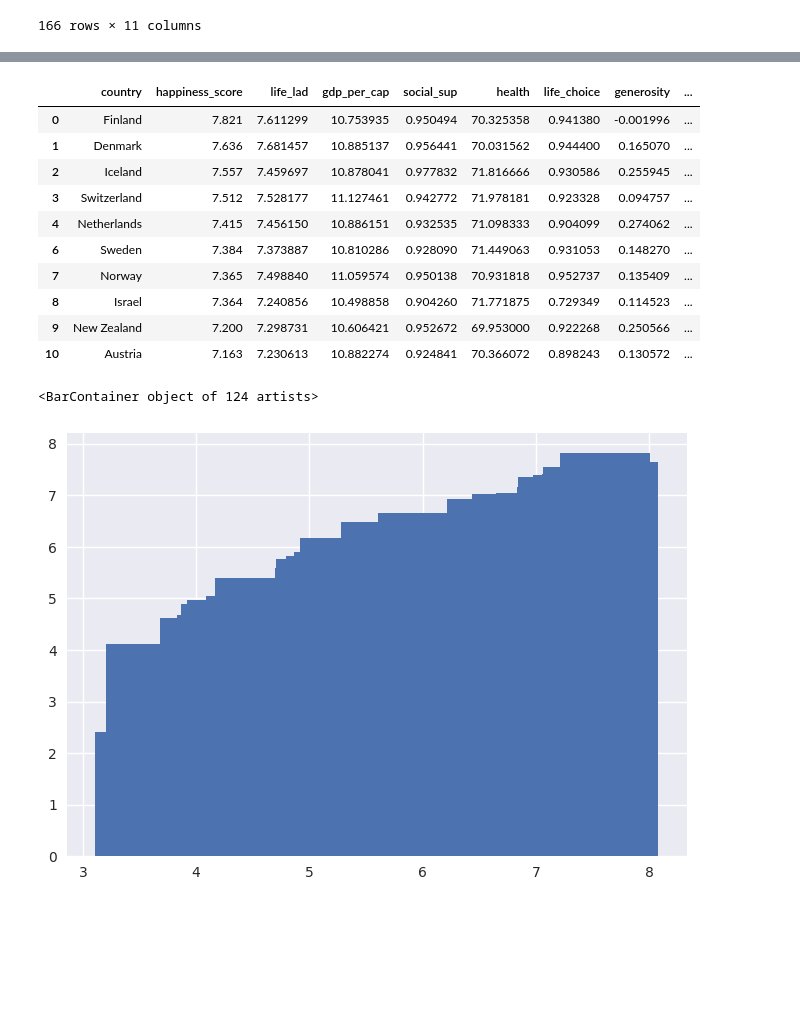
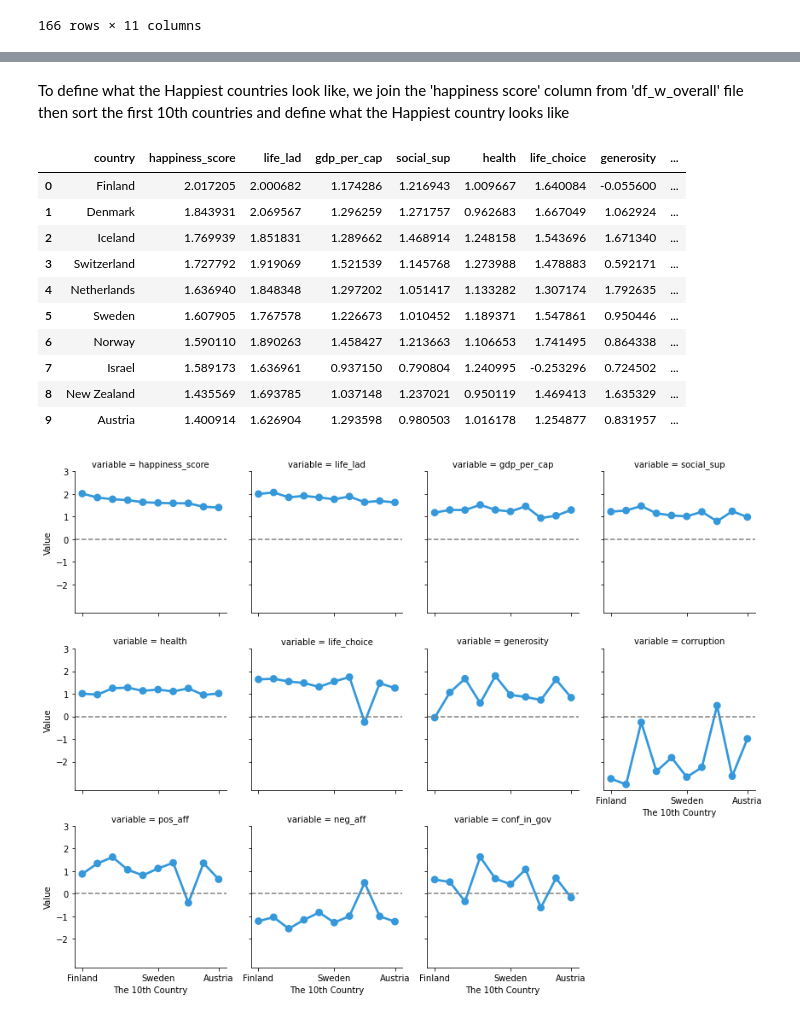
Before and after one commit to HikariJadeEmpire/TH_WLRD_Happiness_Project, a Jupyter notebook: WH_CodeSpace.ipynb, the cells around one changed output, grey strips where cells are left out. Saved outputs shown, nothing was run; the diff lists cells and outputs as text; code cells hidden in the pictures; blank space fills up the shorter version.

```diff
--- a/WH_CodeSpace.ipynb
+++ b/WH_CodeSpace.ipynb
@@ -207,29 +207,41 @@ Matplotlib 3.6.3
-# %%
-# To define what the Happiest countries look like, we join the happiness score column from df_w_overall
-# then sort the first 10th countries and define what the Happiest country looks like
-
-df_w_overall.rename(columns={'Happiness score':'happiness_score'},inplace=True)
-wh = pd.merge(df_w_overall[['Country','happiness_score']],winner_df,left_on='Country',right_on='country_name',how='left')
-
-wh = wh.loc[wh['country_name'].notna(),:].rename(columns={'Country':'country'}).drop(columns=['country_name'])
-
-
-display(wh.loc[ :10 ,: ])
-
-# Plot
-
-plt.bar( x=wh['life_lad'], height=wh['happiness_score'] )
-# %% [output]
-|  | country | happiness_score | life_lad | gdp_per_cap | social_sup | health | life_choice | generosity | ... |
-| 0 | Finland | 7.821 | 7.611299 | 10.753935 | 0.950494 | 70.325358 | 0.941380 | -0.001996 | ... |
-| 1 | Denmark | 7.636 | 7.681457 | 10.885137 | 0.956441 | 70.031562 | 0.944400 | 0.165070 | ... |
-| 2 | Iceland | 7.557 | 7.459697 | 10.878041 | 0.977832 | 71.816666 | 0.930586 | 0.255945 | ... |
-| 3 | Switzerland | 7.512 | 7.528177 | 11.127461 | 0.942772 | 71.978181 | 0.923328 | 0.094757 | ... |
-| 4 | Netherlands | 7.415 | 7.456150 | 10.886151 | 0.932535 | 71.098333 | 0.904099 | 0.274062 | ... |
-| 6 | Sweden | 7.384 | 7.373887 | 10.810286 | 0.928090 | 71.449063 | 0.931053 | 0.148270 | ... |
-| 7 | Norway | 7.365 | 7.498840 | 11.059574 | 0.950138 | 70.931818 | 0.952737 | 0.135409 | ... |
-| 8 | Israel | 7.364 | 7.240856 | 10.498858 | 0.904260 | 71.771875 | 0.729349 | 0.114523 | ... |
-| 9 | New Zealand | 7.200 | 7.298731 | 10.606421 | 0.952672 | 69.953000 | 0.922268 | 0.250566 | ... |
-| 10 | Austria | 7.163 | 7.230613 | 10.882274 | 0.924841 | 70.366072 | 0.898243 | 0.130572 | ... |
-<BarContainer object of 124 artists>
-[figure, removed]
+# %% [markdown]
+To define what the Happiest countries look like, we join the 'happiness score' column from 'df_w_overall' file <br>
+then sort the first 10th countries and define what the Happiest country looks like
+# %%
+df_w_overall.rename(columns={'Happiness score':'happiness_score'},inplace=True)
+wh = pd.merge(df_w_overall[['Country','happiness_score']],winner_df,left_on='Country',right_on='country_name',how='left')
+
+st_wh = wh.loc[wh['country_name'].notna(),:].rename(columns={'Country':'country'}).drop(columns=['country_name']).reset_index(drop=True)
+
+# Standardization
+
+st_wh.iloc[:,1:] = st_wh.iloc[:,1:].apply(lambda x: (x-x.mean())/x.std() )
+define = st_wh.iloc[:10]
+display(define)
+
+# set column to plotting easier
+
+df_for_plot = define.melt(id_vars=['country'],value_vars=['happiness_score','life_lad','gdp_per_cap','social_sup',
+    'health','life_choice','generosity','corruption','pos_aff',
+    'neg_aff','conf_in_gov'])
+
+# Plot
+
+g = sns.FacetGrid(df_for_plot, col='variable' ,col_wrap=4 )
+g.map(sns.pointplot, "country","value" ,color='#3498DB')
+g.set_axis_labels("The 10th Country", "Value")
+g.set(xticks=[0,5,9], yticks=[-2,-1,0,1,2,3])
+g.refline(y=0)
+# %% [output]
+|  | country | happiness_score | life_lad | gdp_per_cap | social_sup | health | life_choice | generosity | ... |
+| 0 | Finland | 2.017205 | 2.000682 | 1.174286 | 1.216943 | 1.009667 | 1.640084 | -0.055600 | ... |
+| 1 | Denmark | 1.843931 | 2.069567 | 1.296259 | 1.271757 | 0.962683 | 1.667049 | 1.062924 | ... |
+| 2 | Iceland | 1.769939 | 1.851831 | 1.289662 | 1.468914 | 1.248158 | 1.543696 | 1.671340 | ... |
+| 3 | Switzerland | 1.727792 | 1.919069 | 1.521539 | 1.145768 | 1.273988 | 1.478883 | 0.592171 | ... |
+| 4 | Netherlands | 1.636940 | 1.848348 | 1.297202 | 1.051417 | 1.133282 | 1.307174 | 1.792635 | ... |
+| 5 | Sweden | 1.607905 | 1.767578 | 1.226673 | 1.010452 | 1.189371 | 1.547861 | 0.950446 | ... |
+| 6 | Norway | 1.590110 | 1.890263 | 1.458427 | 1.213663 | 1.106653 | 1.741495 | 0.864338 | ... |
+| 7 | Israel | 1.589173 | 1.636961 | 0.937150 | 0.790804 | 1.240995 | -0.253296 | 0.724502 | ... |
+| 8 | New Zealand | 1.435569 | 1.693785 | 1.037148 | 1.237021 | 0.950119 | 1.469413 | 1.635329 | ... |
+| 9 | Austria | 1.400914 | 1.626904 | 1.293598 | 0.980503 | 1.016178 | 1.254877 | 0.831957 | ... |
+[figure, added]
```
Also changed, not shown: parts of 12 cells of this notebook, 1 other file.
